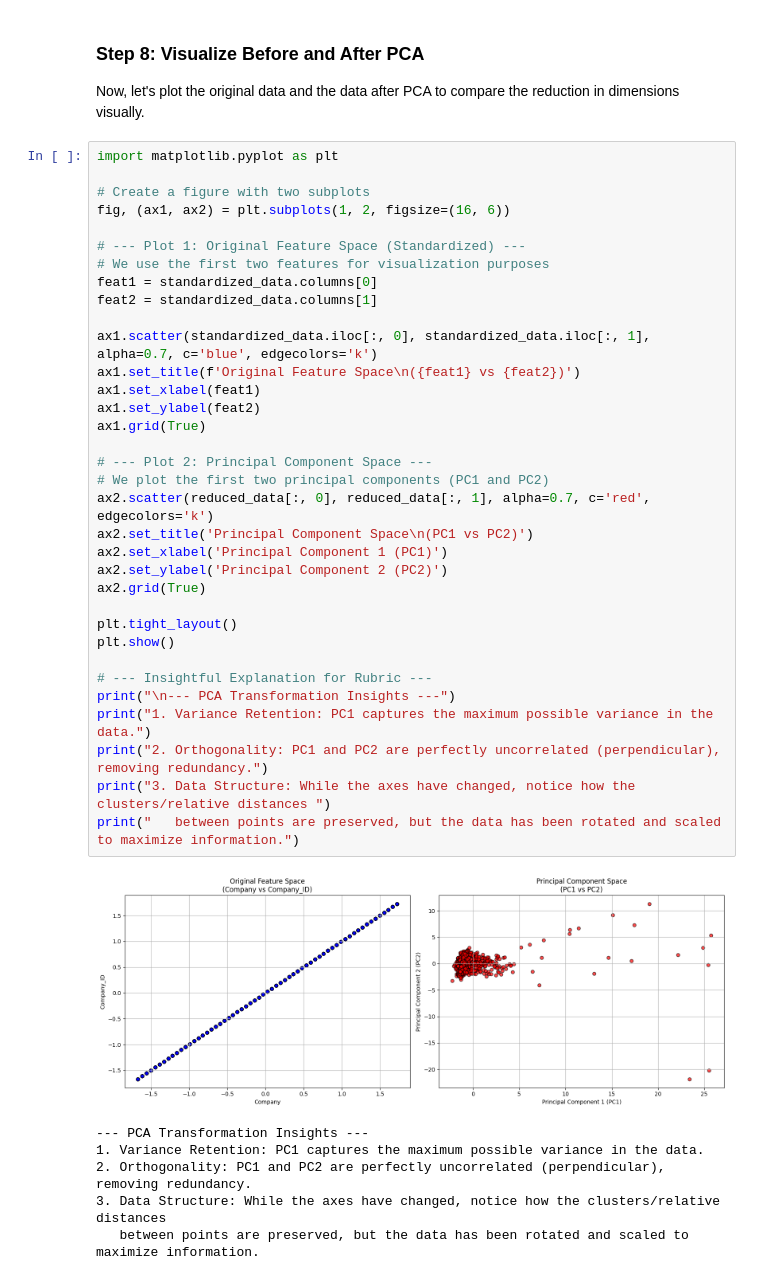
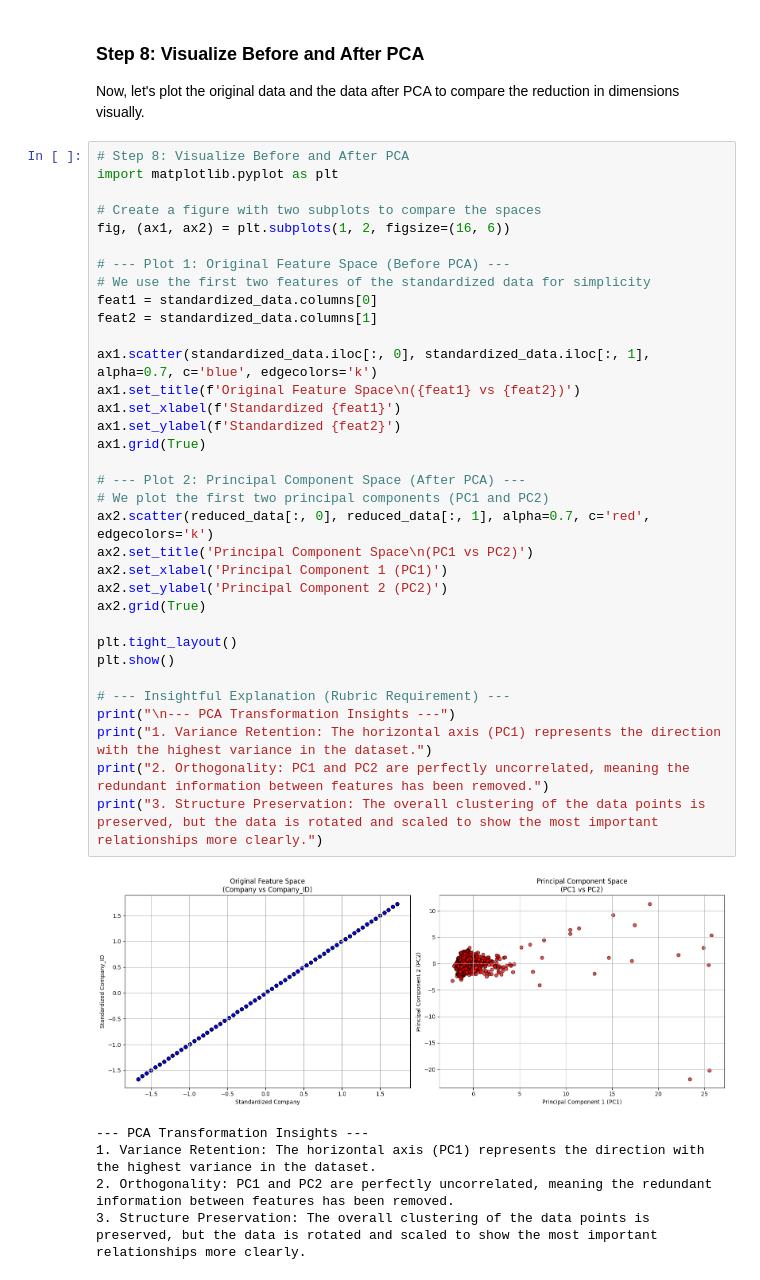
Before and after one commit to Delucie-coder/PCA_Projects, a Jupyter notebook: PCA_Formative_2[Delucie_Rurangwa].ipynb, the cells around one changed output. Saved outputs shown, nothing was run; the diff lists cells and outputs as text.

```diff
--- a/PCA_Formative_2[Delucie_Rurangwa].ipynb
+++ b/PCA_Formative_2[Delucie_Rurangwa].ipynb
@@ -222,43 +238,42 @@ array([[-1.01680974,  2.10349507],
 ### Step 8: Visualize Before and After PCA
 Now, let's plot the original data and the data after PCA to compare the reduction in dimensions visually.
 # %%
+# Step 8: Visualize Before and After PCA
 import matplotlib.pyplot as plt
 
-# Create a figure with two subplots
+# Create a figure with two subplots to compare the spaces
 fig, (ax1, ax2) = plt.subplots(1, 2, figsize=(16, 6))
 
-# --- Plot 1: Original Feature Space (Standardized) ---
-# We use the first two features for visualization purposes
+# --- Plot 1: Original Feature Space (Before PCA) ---
+# We use the first two features of the standardized data for simplicity
 feat1 = standardized_data.columns[0]
 feat2 = standardized_data.columns[1]
 
 ax1.scatter(standardized_data.iloc[:, 0], standardized_data.iloc[:, 1], alpha=0.7, c='blue', edgecolors='k')
 ax1.set_title(f'Original Feature Space\n({feat1} vs {feat2})')
-ax1.set_xlabel(feat1)
-ax1.set_ylabel(feat2)
+ax1.set_xlabel(f'Standardized {feat1}')
+ax1.set_ylabel(f'Standardized {feat2}')
 ax1.grid(True)
 
-# --- Plot 2: Principal Component Space ---
+# --- Plot 2: Principal Component Space (After PCA) ---
 # We plot the first two principal components (PC1 and PC2)
 ax2.scatter(reduced_data[:, 0], reduced_data[:, 1], alpha=0.7, c='red', edgecolors='k')
 ax2.set_title('Principal Component Space\n(PC1 vs PC2)')
 ax2.set_xlabel('Principal Component 1 (PC1)')
 ax2.set_ylabel('Principal Component 2 (PC2)')
 ax2.grid(True)
 
 plt.tight_layout()
 plt.show()
 
-# --- Insightful Explanation for Rubric ---
+# --- Insightful Explanation (Rubric Requirement) ---
 print("\n--- PCA Transformation Insights ---")
-print("1. Variance Retention: PC1 captures the maximum possible variance in the data.")
-print("2. Orthogonality: PC1 and PC2 are perfectly uncorrelated (perpendicular), removing redundancy.")
-print("3. Data Structure: While the axes have changed, notice how the clusters/relative distances ")
-print("   between points are preserved, but the data has been rotated and scaled to maximize information.")
+print("1. Variance Retention: The horizontal axis (PC1) represents the direction with the highest variance in the dataset.")
+print("2. Orthogonality: PC1 and PC2 are perfectly uncorrelated, meaning the redundant information between features has been removed.")
+print("3. Structure Preservation: The overall clustering of the data points is preserved, but the data is rotated and scaled to show the most important relationships more clearly.")
 # %% [output]
-[figure, old version]
+[figure, new version]
 --- PCA Transformation Insights ---
-1. Variance Retention: PC1 captures the maximum possible variance in the data.
-2. Orthogonality: PC1 and PC2 are perfectly uncorrelated (perpendicular), removing redundancy.
-3. Data Structure: While the axes have changed, notice how the clusters/relative distances
-   between points are preserved, but the data has been rotated and scaled to maximize information.
+1. Variance Retention: The horizontal axis (PC1) represents the direction with the highest variance in the dataset.
+2. Orthogonality: PC1 and PC2 are perfectly uncorrelated, meaning the redundant information between features has been removed.
+3. Structure Preservation: The overall clustering of the data points is preserved, but the data is rotated and scaled to show the most important relationships more clearly.
```
Also changed, not shown: parts of 4 cells of this notebook.
